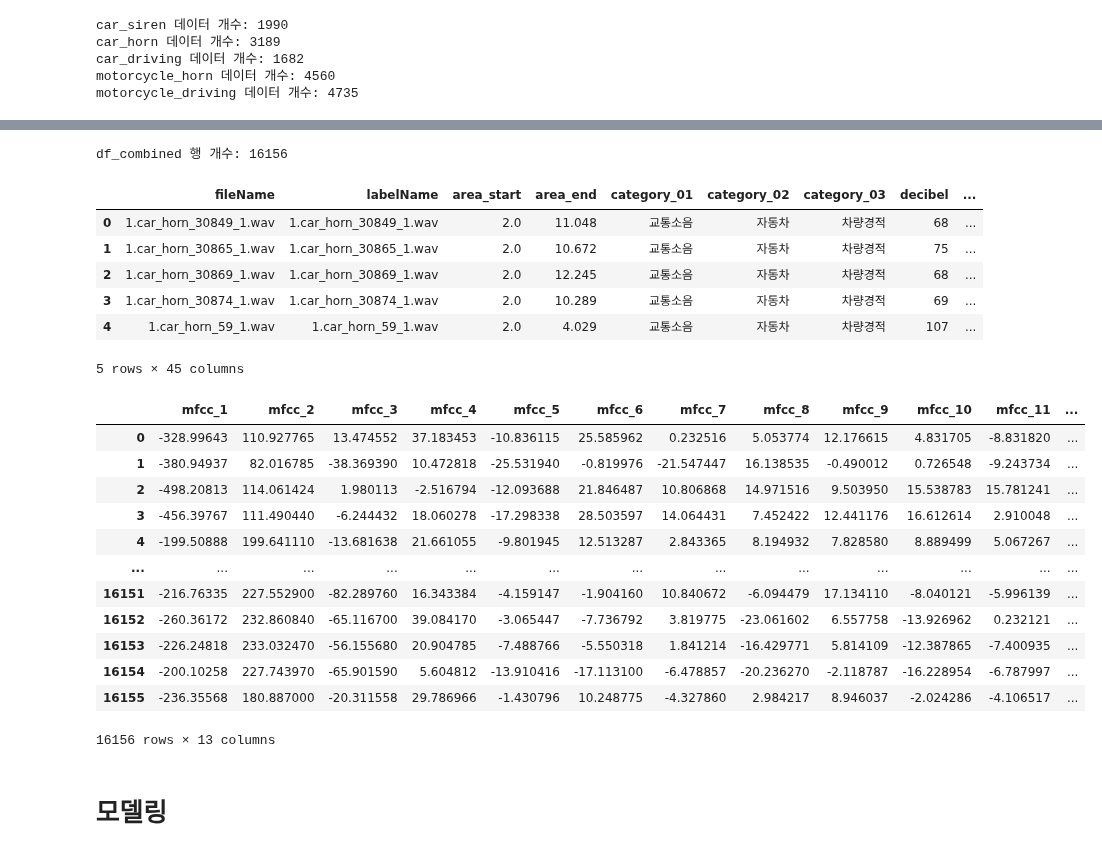
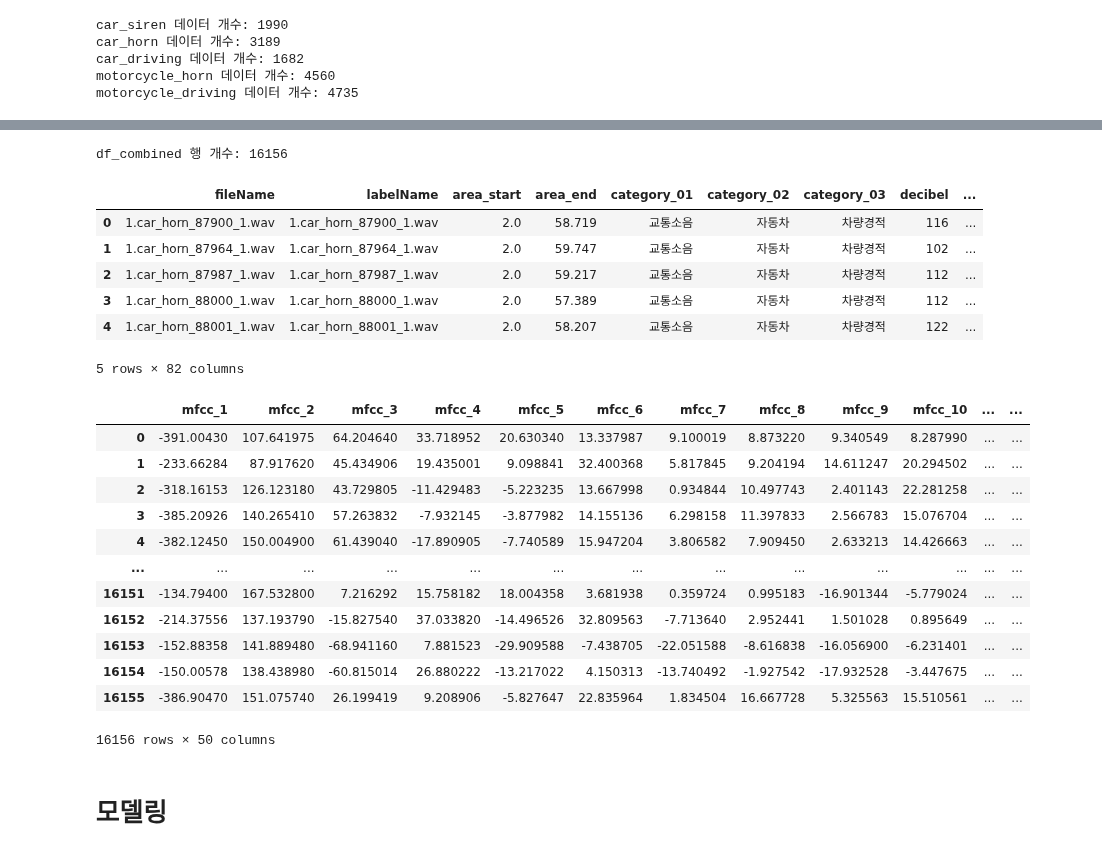
Before and after one commit to selina7704/noise-data-platform, a Jupyter notebook: ES/cnn+ood.ipynb, the cells around one changed output, grey strips where cells are left out. Cells and saved outputs as stored; diff of their text form; code cells hidden in the pictures.

```diff
--- a/ES/cnn+ood.ipynb
+++ b/ES/cnn+ood.ipynb
@@ -21,20 +21,24 @@ import seaborn as sns
 from sklearn.metrics import confusion_matrix
 from sklearn.metrics import classification_report
 # %%
-# MySQL 연결 정보
-DB_HOST = "15.168.145.74"
-DB_USER = "lab08"
-DB_PASSWORD = "Multi1234!"
-DB_NAME = "my_db"
+import config
+from config import DB_CONFIG
+import pymysql
 
+# MySQL 연결
+conn = pymysql.connect(
+    host=DB_CONFIG['host'],
+    user=DB_CONFIG['user'],
+    password=DB_CONFIG['password'],
+    database=DB_CONFIG['database'],
+    port=DB_CONFIG['port']
+)
 
-# MySQL에서 데이터 가져오기
-conn = pymysql.connect(host=DB_HOST, user=DB_USER, password=DB_PASSWORD, database=DB_NAME)
-car_siren = f"SELECT * FROM merge_car_siren"
-car_horn = f"SELECT * FROM merge_car_horn"
-car_driving = f'SELECT * FROM merge_car_driving_sound'
-motorcycle_horn  = f'SELECT * FROM merge_motorcycle_horn'
-motorcycle_driving  = f'SELECT * FROM merge_motorcycle_driving_sound'
+car_siren = f"SELECT * FROM merge50_car_siren"
+car_horn = f"SELECT * FROM merge50_car_horn"
+car_driving = f'SELECT * FROM merge50_car_driving'
+motorcycle_horn  = f'SELECT * FROM merge50_motorcycle_horn'
+motorcycle_driving  = f'SELECT * FROM merge50_motorcycle_driving'
 
 car_siren_df =  pd.read_sql(car_siren, conn)
 car_horn_df = pd.read_sql(car_horn, conn)
@@ -112,28 +128,28 @@ df_combined.head()
 # %% [output]
 df_combined 행 개수: 16156
 |  | fileName | labelName | area_start | area_end | category_01 | category_02 | category_03 | decibel | ... |
-| 0 | 1.car_horn_30849_1.wav | 1.car_horn_30849_1.wav | 2.0 | 11.048 | 교통소음 | 자동차 | 차량경적 | 68 | ... |
-| 1 | 1.car_horn_30865_1.wav | 1.car_horn_30865_1.wav | 2.0 | 10.672 | 교통소음 | 자동차 | 차량경적 | 75 | ... |
-| 2 | 1.car_horn_30869_1.wav | 1.car_horn_30869_1.wav | 2.0 | 12.245 | 교통소음 | 자동차 | 차량경적 | 68 | ... |
-| 3 | 1.car_horn_30874_1.wav | 1.car_horn_30874_1.wav | 2.0 | 10.289 | 교통소음 | 자동차 | 차량경적 | 69 | ... |
-| 4 | 1.car_horn_59_1.wav | 1.car_horn_59_1.wav | 2.0 | 4.029 | 교통소음 | 자동차 | 차량경적 | 107 | ... |
+| 0 | 1.car_horn_87900_1.wav | 1.car_horn_87900_1.wav | 2.0 | 58.719 | 교통소음 | 자동차 | 차량경적 | 116 | ... |
+| 1 | 1.car_horn_87964_1.wav | 1.car_horn_87964_1.wav | 2.0 | 59.747 | 교통소음 | 자동차 | 차량경적 | 102 | ... |
+| 2 | 1.car_horn_87987_1.wav | 1.car_horn_87987_1.wav | 2.0 | 59.217 | 교통소음 | 자동차 | 차량경적 | 112 | ... |
+| 3 | 1.car_horn_88000_1.wav | 1.car_horn_88000_1.wav | 2.0 | 57.389 | 교통소음 | 자동차 | 차량경적 | 112 | ... |
+| 4 | 1.car_horn_88001_1.wav | 1.car_horn_88001_1.wav | 2.0 | 58.207 | 교통소음 | 자동차 | 차량경적 | 122 | ... |
-5 rows × 45 columns
+5 rows × 82 columns
 # %%
-df_combined.iloc[ : ,-13:]
+df_combined.iloc[ : ,-50:]
 # %% [output]
-|  | mfcc_1 | mfcc_2 | mfcc_3 | mfcc_4 | mfcc_5 | mfcc_6 | mfcc_7 | mfcc_8 | mfcc_9 | mfcc_10 | mfcc_11 | ... |
-| 0 | -328.99643 | 110.927765 | 13.474552 | 37.183453 | -10.836115 | 25.585962 | 0.232516 | 5.053774 | 12.176615 | 4.831705 | -8.831820 | ... |
-| 1 | -380.94937 | 82.016785 | -38.369390 | 10.472818 | -25.531940 | -0.819976 | -21.547447 | 16.138535 | -0.490012 | 0.726548 | -9.243734 | ... |
-| 2 | -498.20813 | 114.061424 | 1.980113 | -2.516794 | -12.093688 | 21.846487 | 10.806868 | 14.971516 | 9.503950 | 15.538783 | 15.781241 | ... |
-| 3 | -456.39767 | 111.490440 | -6.244432 | 18.060278 | -17.298338 | 28.503597 | 14.064431 | 7.452422 | 12.441176 | 16.612614 | 2.910048 | ... |
-| 4 | -199.50888 | 199.641110 | -13.681638 | 21.661055 | -9.801945 | 12.513287 | 2.843365 | 8.194932 | 7.828580 | 8.889499 | 5.067267 | ... |
+|  | mfcc_1 | mfcc_2 | mfcc_3 | mfcc_4 | mfcc_5 | mfcc_6 | mfcc_7 | mfcc_8 | mfcc_9 | mfcc_10 | ... | ... |
+| 0 | -391.00430 | 107.641975 | 64.204640 | 33.718952 | 20.630340 | 13.337987 | 9.100019 | 8.873220 | 9.340549 | 8.287990 | ... | ... |
+| 1 | -233.66284 | 87.917620 | 45.434906 | 19.435001 | 9.098841 | 32.400368 | 5.817845 | 9.204194 | 14.611247 | 20.294502 | ... | ... |
+| 2 | -318.16153 | 126.123180 | 43.729805 | -11.429483 | -5.223235 | 13.667998 | 0.934844 | 10.497743 | 2.401143 | 22.281258 | ... | ... |
+| 3 | -385.20926 | 140.265410 | 57.263832 | -7.932145 | -3.877982 | 14.155136 | 6.298158 | 11.397833 | 2.566783 | 15.076704 | ... | ... |
+| 4 | -382.12450 | 150.004900 | 61.439040 | -17.890905 | -7.740589 | 15.947204 | 3.806582 | 7.909450 | 2.633213 | 14.426663 | ... | ... |
 | ... | ... | ... | ... | ... | ... | ... | ... | ... | ... | ... | ... | ... |
-| 16151 | -216.76335 | 227.552900 | -82.289760 | 16.343384 | -4.159147 | -1.904160 | 10.840672 | -6.094479 | 17.134110 | -8.040121 | -5.996139 | ... |
-| 16152 | -260.36172 | 232.860840 | -65.116700 | 39.084170 | -3.065447 | -7.736792 | 3.819775 | -23.061602 | 6.557758 | -13.926962 | 0.232121 | ... |
-| 16153 | -226.24818 | 233.032470 | -56.155680 | 20.904785 | -7.488766 | -5.550318 | 1.841214 | -16.429771 | 5.814109 | -12.387865 | -7.400935 | ... |
-| 16154 | -200.10258 | 227.743970 | -65.901590 | 5.604812 | -13.910416 | -17.113100 | -6.478857 | -20.236270 | -2.118787 | -16.228954 | -6.787997 | ... |
-| 16155 | -236.35568 | 180.887000 | -20.311558 | 29.786966 | -1.430796 | 10.248775 | -4.327860 | 2.984217 | 8.946037 | -2.024286 | -4.106517 | ... |
+| 16151 | -134.79400 | 167.532800 | 7.216292 | 15.758182 | 18.004358 | 3.681938 | 0.359724 | 0.995183 | -16.901344 | -5.779024 | ... | ... |
+| 16152 | -214.37556 | 137.193790 | -15.827540 | 37.033820 | -14.496526 | 32.809563 | -7.713640 | 2.952441 | 1.501028 | 0.895649 | ... | ... |
+| 16153 | -152.88358 | 141.889480 | -68.941160 | 7.881523 | -29.909588 | -7.438705 | -22.051588 | -8.616838 | -16.056900 | -6.231401 | ... | ... |
+| 16154 | -150.00578 | 138.438980 | -60.815014 | 26.880222 | -13.217022 | 4.150313 | -13.740492 | -1.927542 | -17.932528 | -3.447675 | ... | ... |
+| 16155 | -386.90470 | 151.075740 | 26.199419 | 9.208906 | -5.827647 | 22.835964 | 1.834504 | 16.667728 | 5.325563 | 15.510561 | ... | ... |
-16156 rows × 13 columns
+16156 rows × 50 columns
 # %% [markdown]
 # 모델링
 # %%
```
Also changed, not shown: parts of 27 cells of this notebook, 14 other files.
